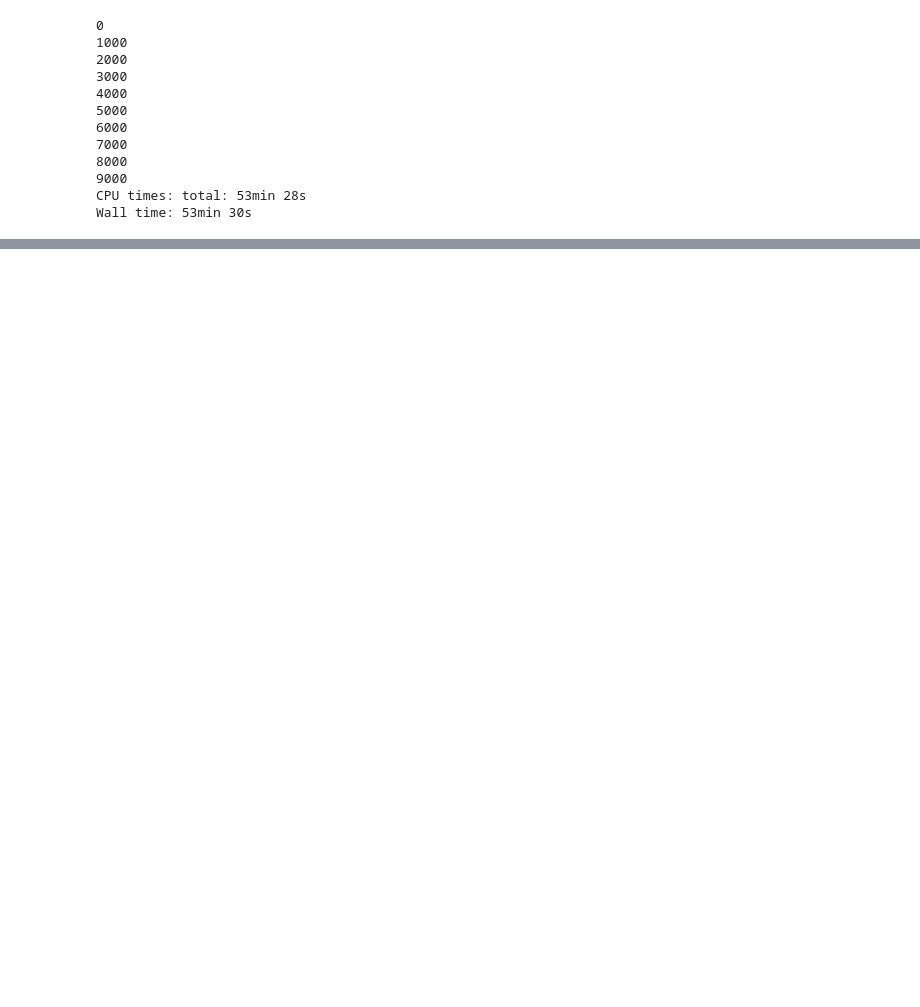
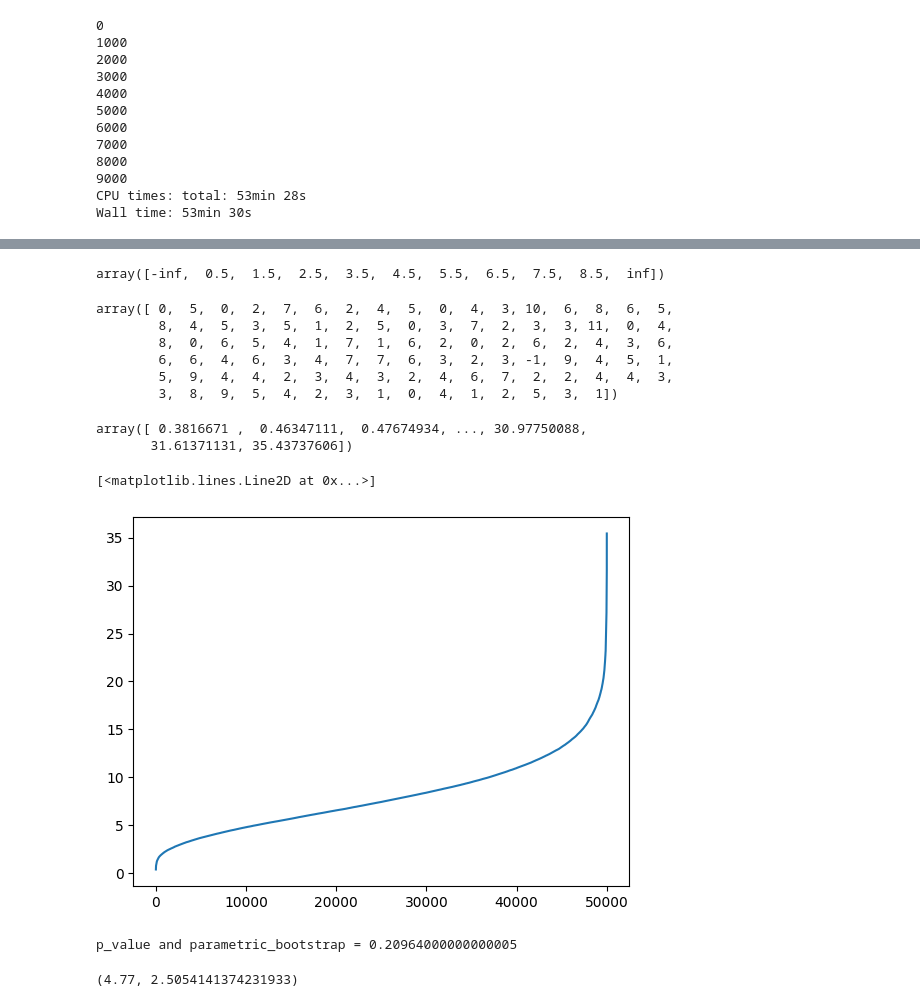
Before and after one commit to SAFUANlip/MathStat, a Jupyter notebook: T9.ipynb, the cells around one changed output, grey strips where cells are left out. Saved outputs shown, nothing was run; the diff lists cells and outputs as text; code cells hidden in the pictures; blank space fills up the shorter version.

```diff
--- a/T9.ipynb
+++ b/T9.ipynb
@@ -222,0 +179,13 @@ def integrand_Xi(x, k):
+# %%
+limits
+# %% [output]
+array([-inf,  0.5,  1.5,  2.5,  3.5,  4.5,  5.5,  6.5,  7.5,  8.5,  inf])
+# %%
+np.random.normal(m_c, sigma_c, N).astype(int)
+# %% [output]
+array([ 0,  5,  0,  2,  7,  6,  2,  4,  5,  0,  4,  3, 10,  6,  8,  6,  5,
+        8,  4,  5,  3,  5,  1,  2,  5,  0,  3,  7,  2,  3,  3, 11,  0,  4,
+        8,  0,  6,  5,  4,  1,  7,  1,  6,  2,  0,  2,  6,  2,  4,  3,  6,
+        6,  6,  4,  6,  3,  4,  7,  7,  6,  3,  2,  3, -1,  9,  4,  5,  1,
+        5,  9,  4,  4,  2,  3,  4,  3,  2,  4,  6,  7,  2,  2,  4,  4,  3,
+        3,  8,  9,  5,  4,  2,  3,  1,  0,  4,  1,  2,  5,  3,  1])
@@ -222,0 +212,23 @@ def integrand_Xi(x, k):
+# %%
+#delta_arr_c*=1.3**3
+delta_arr_c
+# %% [output]
+array([ 0.3816671 ,  0.46347111,  0.47674934, ..., 30.97750088,
+       31.61371131, 35.43737606])
+# %%
+plt.plot(delta_arr_c)
+# %% [output]
+[<matplotlib.lines.Line2D at 0x...>]
+[figure, added]
+# %%
+k_c = sum(delta_arr_c < delta_c)
+k_c += 1
+
+p_value_c = 1 - (k_c - 1)/50000
+print(f"p_value and parametric_bootstrap = {p_value_c}")
+# %% [output]
+p_value and parametric_bootstrap = 0.20964000000000005
+# %%
+m_c, sigma_c
+# %% [output]
+(4.77, 2.5054141374231933)
```
Also changed, not shown: parts of 36 cells of this notebook.
